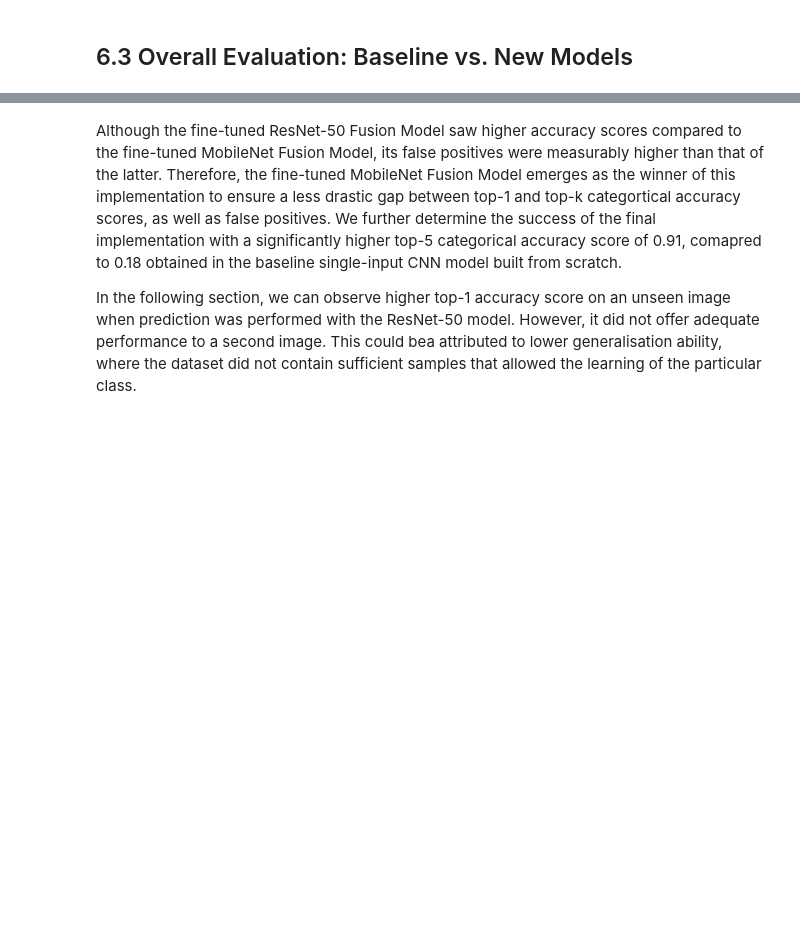
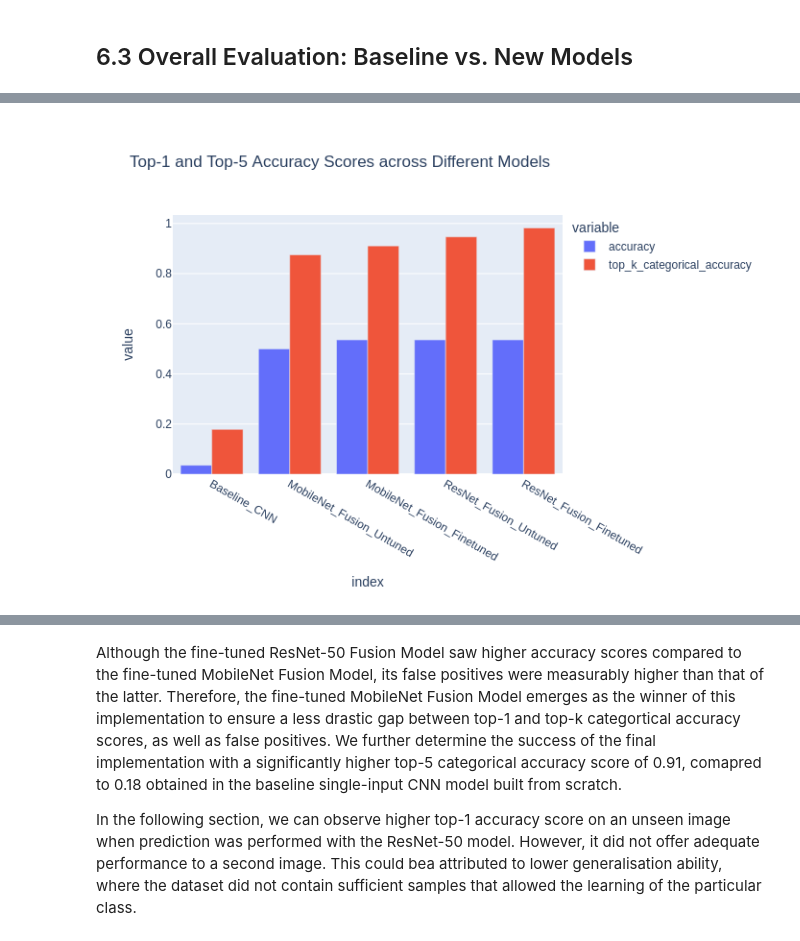
Before and after one commit to soyNstacks/pill-image-fusion-classifier, a Jupyter notebook: final_implementation.ipynb, the cells around one changed output, grey strips where cells are left out. Cells and saved outputs as stored; diff of their text form; code cells hidden in the pictures; blank space fills up the shorter version.

```diff
--- a/final_implementation.ipynb
+++ b/final_implementation.ipynb
@@ -2432,6 +2433,10 @@ fig = px.bar(df_eval_results,
              y=["accuracy", "top_k_categorical_accuracy"],
              orientation = "v",
              barmode = 'group',
-             title='Top-1 and Top-5 Accuracy Scores across Different Models',)
-fig.show()
+             title='Top-1 and Top-5 Accuracy Scores across Different Models')
+
+fig.show("png")
+
+# Uncomment for interactive plot
+# fig.show()
 # %% [output]
@@ -2439,3 +2443,4 @@ fig.show()
+[figure, added]
 # %%
 # Plot to compare and visualise false_positives across full dataset
 fig = px.bar(df_eval_results,
```
Also changed, not shown: parts of 9 cells of this notebook.
